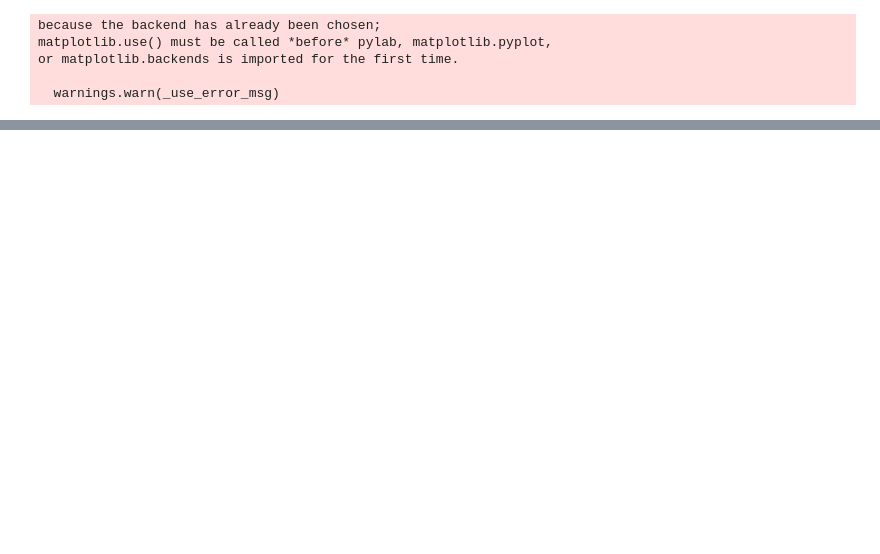
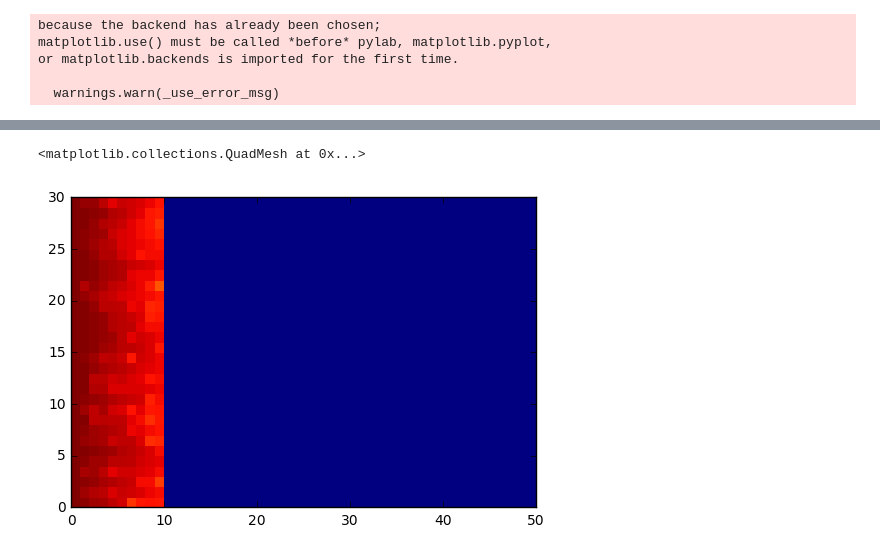
Before and after one commit to Wheele9/Petrdish-simulation, a Jupyter notebook: PetriDish.ipynb, the cells around one changed output, grey strips where cells are left out. Drawn from its saved outputs; the diff is of its cells as text; code cells hidden in the pictures; blank space fills up the shorter version.

```diff
--- a/PetriDish.ipynb
+++ b/PetriDish.ipynb
@@ -192 +228,6 @@ print ("Finished")
 Finished
+# %%
+plt.pcolormesh(eColi.ageMap)
+# %% [output]
+<matplotlib.collections.QuadMesh at 0x...>
+[figure, added]
```
Also changed, not shown: parts of 10 cells of this notebook.
